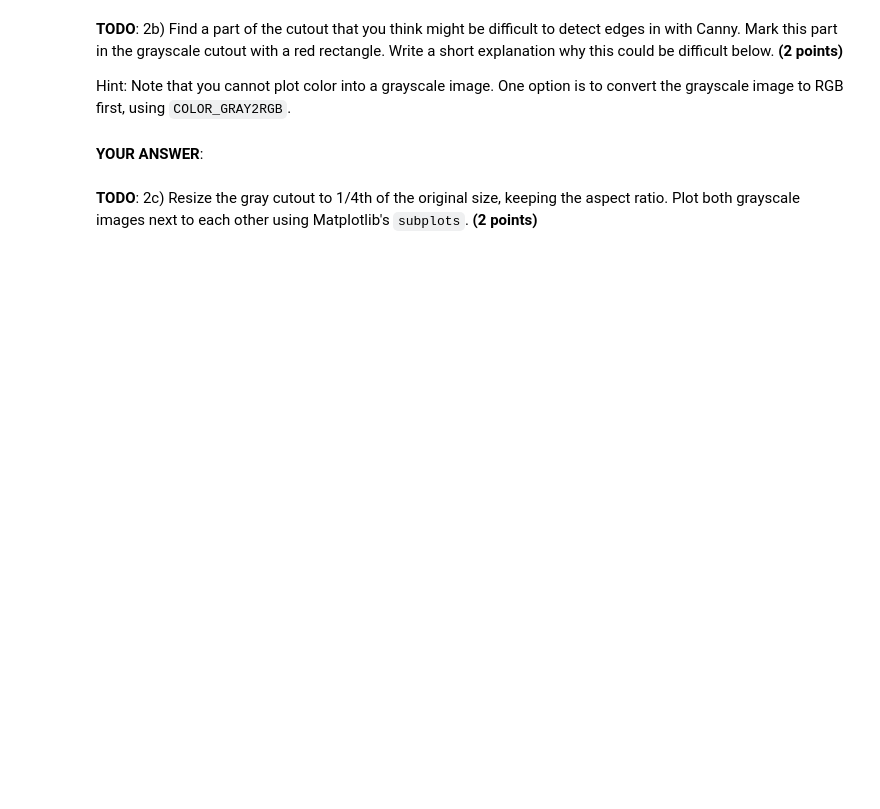
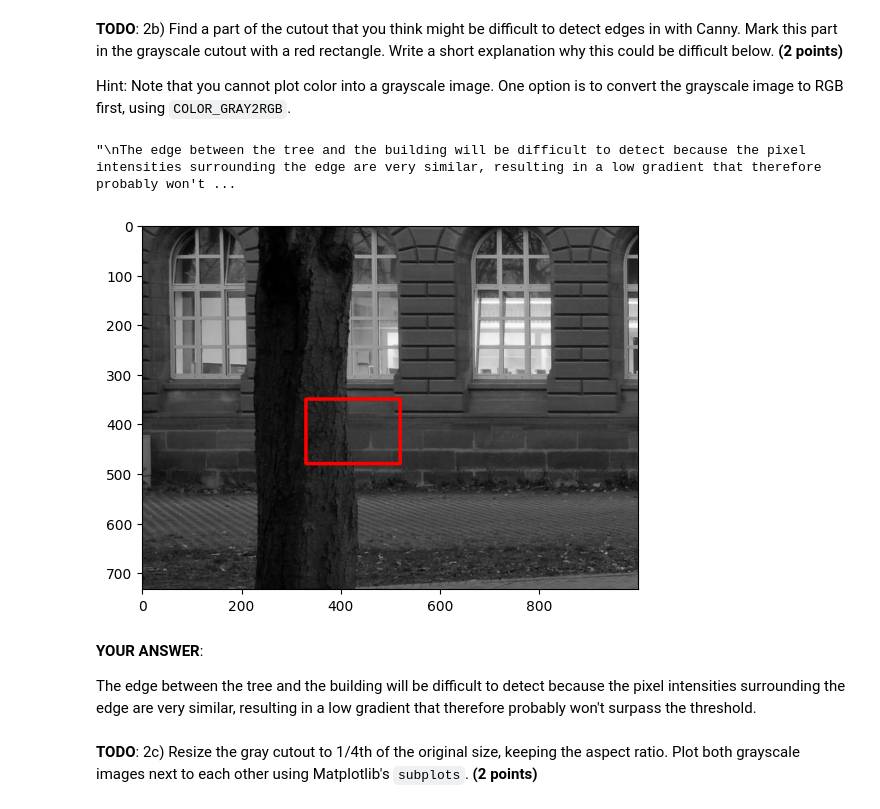
Before and after one commit to B-Terence/CV_Projekte, a Jupyter notebook: Project_OpenCV_Edges_starter.ipynb, the cells around one changed output. Cells and saved outputs as stored; diff of their text form; code cells hidden in the pictures; blank space fills up the shorter version.

```diff
--- a/Project_OpenCV_Edges_starter.ipynb
+++ b/Project_OpenCV_Edges_starter.ipynb
@@ -73,8 +81,24 @@ Task 2: Edge Detection
 Hint: Note that you cannot plot color into a grayscale image. One option is to convert the grayscale image to RGB first, using `COLOR_GRAY2RGB`.
 # %%
 ##### TODO: YOUR CODE GOES HERE
+
+img_marked = cv2.cvtColor(cutout_gray.copy(), cv2.COLOR_GRAY2RGB)
+
+cv2.rectangle(img_marked, (330, 350), (520,480), color=(255, 0, 0), thickness=5)
+
+plt.imshow(img_marked)
+plt.show
+
+'''
+The edge between the tree and the building will be difficult to detect because the pixel intensities surrounding the edge are very similar, resulting in a low gradient that therefore probably won't surpass the threshold.
+'''
+# %% [output]
+"\nThe edge between the tree and the building will be difficult to detect because the pixel intensities surrounding the edge are very similar, resulting in a low gradient that therefore probably won't ...
+[figure, added]
 # %% [markdown]
 **YOUR ANSWER**:
+
+The edge between the tree and the building will be difficult to detect because the pixel intensities surrounding the edge are very similar, resulting in a low gradient that therefore probably won't surpass the threshold.
 # %% [markdown]
 **TODO**: 2c) Resize the gray cutout to 1/4th of the original size, keeping the aspect ratio. Plot both grayscale images next to each other using Matplotlib's `subplots`. **(2 points)**
 # %%
```
Also changed, not shown: parts of 5 cells of this notebook.
